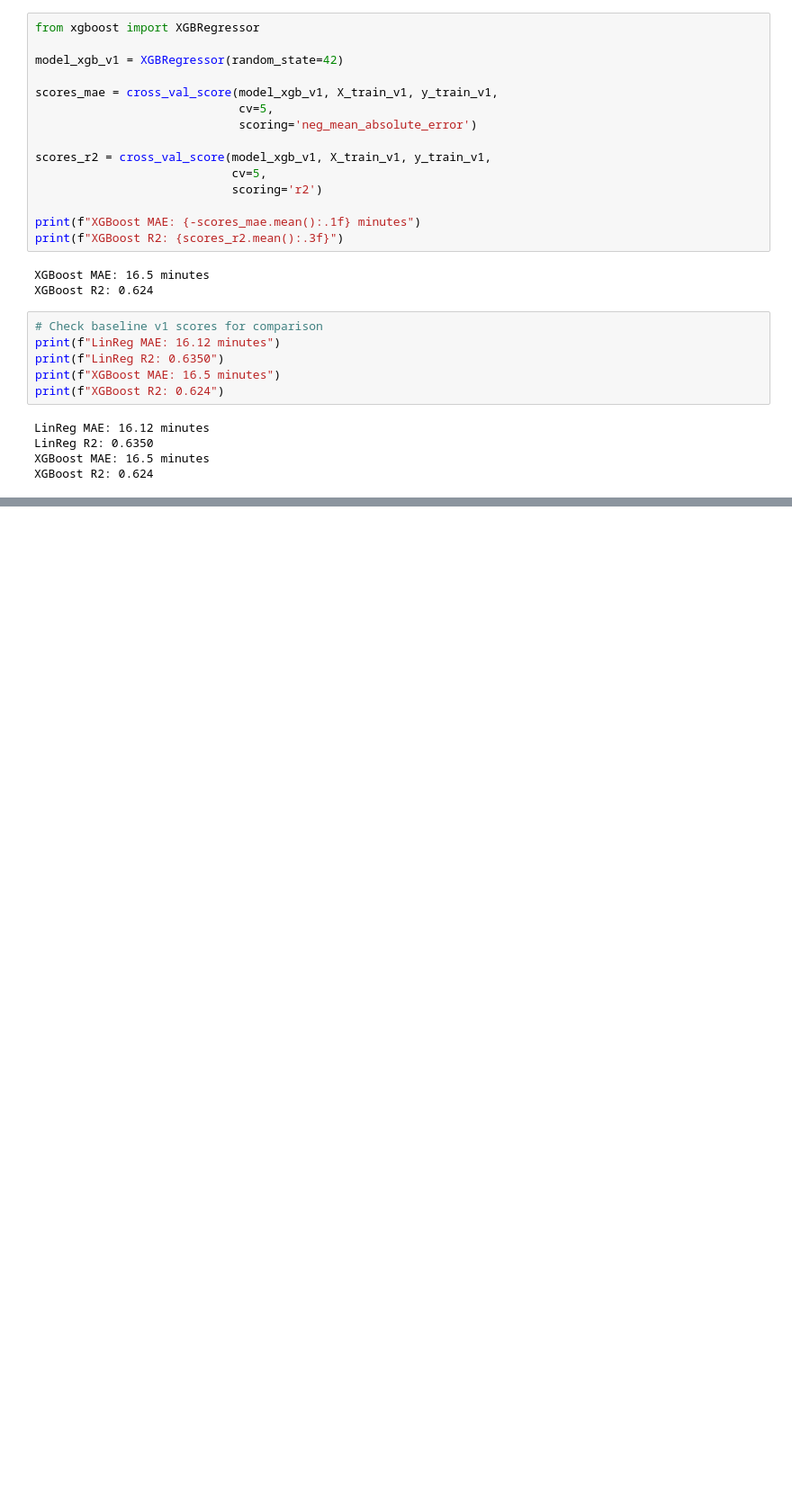
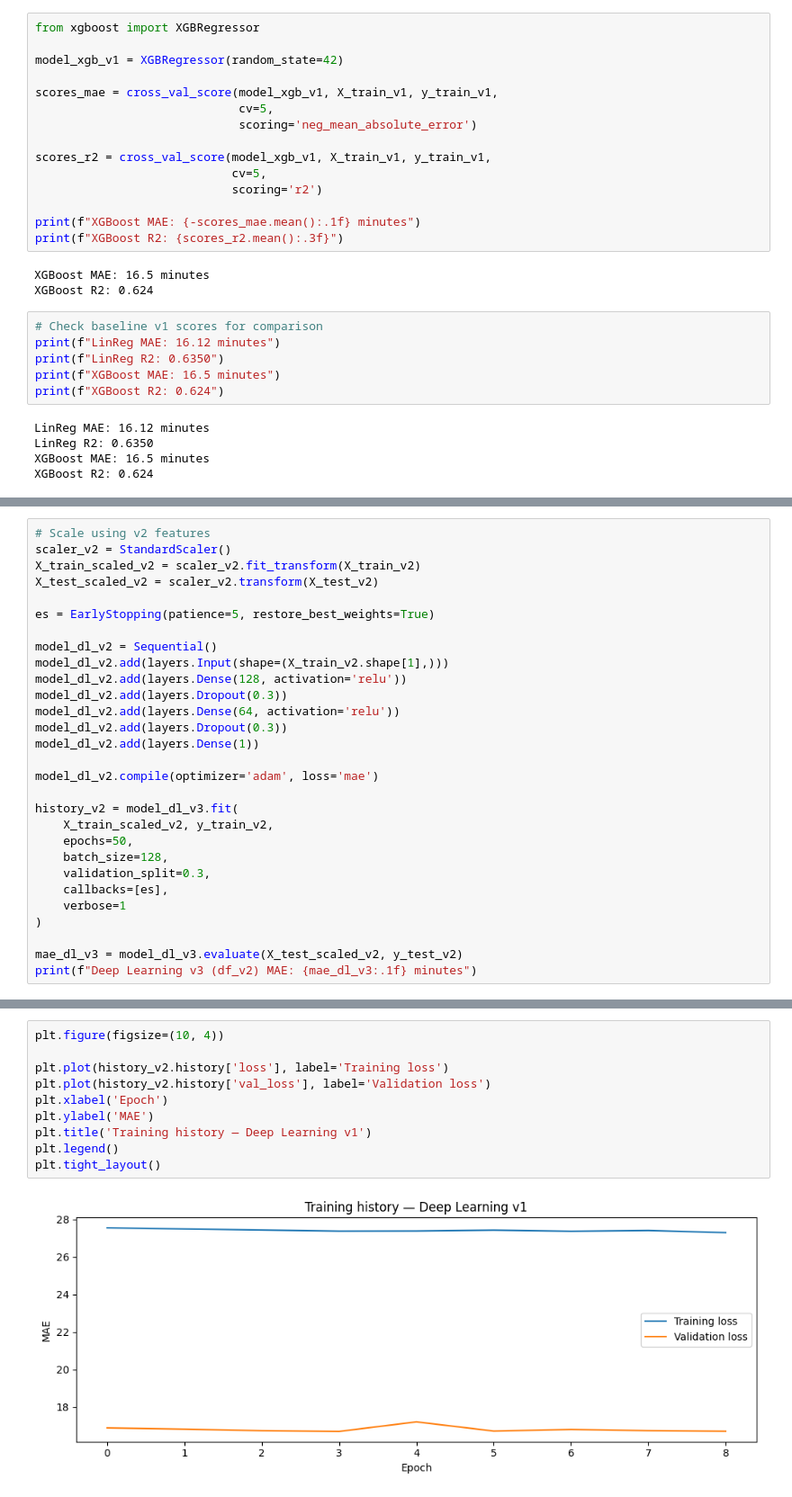
Before and after one commit to francescosias/MarathonIQ, a Jupyter notebook: chris_EDA_baseline.ipynb, the cells around one changed output, grey strips where cells are left out. Shown at 90% size. Saved outputs shown, nothing was run; the diff lists cells and outputs as text; blank space fills up the shorter version.

```diff
--- a/chris_EDA_baseline.ipynb
+++ b/chris_EDA_baseline.ipynb
@@ -359,0 +512,29 @@ XGBoost R2: 0.624
+# %%
+# Scale using v2 features
+scaler_v2 = StandardScaler()
+X_train_scaled_v2 = scaler_v2.fit_transform(X_train_v2)
+X_test_scaled_v2 = scaler_v2.transform(X_test_v2)
+
+es = EarlyStopping(patience=5, restore_best_weights=True)
+
+model_dl_v2 = Sequential()
+model_dl_v2.add(layers.Input(shape=(X_train_v2.shape[1],)))
+model_dl_v2.add(layers.Dense(128, activation='relu'))
+model_dl_v2.add(layers.Dropout(0.3))
+model_dl_v2.add(layers.Dense(64, activation='relu'))
+model_dl_v2.add(layers.Dropout(0.3))
+model_dl_v2.add(layers.Dense(1))
+
+model_dl_v2.compile(optimizer='adam', loss='mae')
+
+history_v2 = model_dl_v3.fit(
+    X_train_scaled_v2, y_train_v2,
+    epochs=50,
+    batch_size=128,
+    validation_split=0.3,
+    callbacks=[es],
+    verbose=1
+)
+
+mae_dl_v3 = model_dl_v3.evaluate(X_test_scaled_v2, y_test_v2)
+print(f"Deep Learning v3 (df_v2) MAE: {mae_dl_v3:.1f} minutes")
@@ -359,0 +562,12 @@ XGBoost R2: 0.624
+# %%
+plt.figure(figsize=(10, 4))
+
+plt.plot(history_v2.history['loss'], label='Training loss')
+plt.plot(history_v2.history['val_loss'], label='Validation loss')
+plt.xlabel('Epoch')
+plt.ylabel('MAE')
+plt.title('Training history — Deep Learning v1')
+plt.legend()
+plt.tight_layout()
+# %% [output]
+[figure, added]
```
Also changed, not shown: parts of 18 cells of this notebook.
